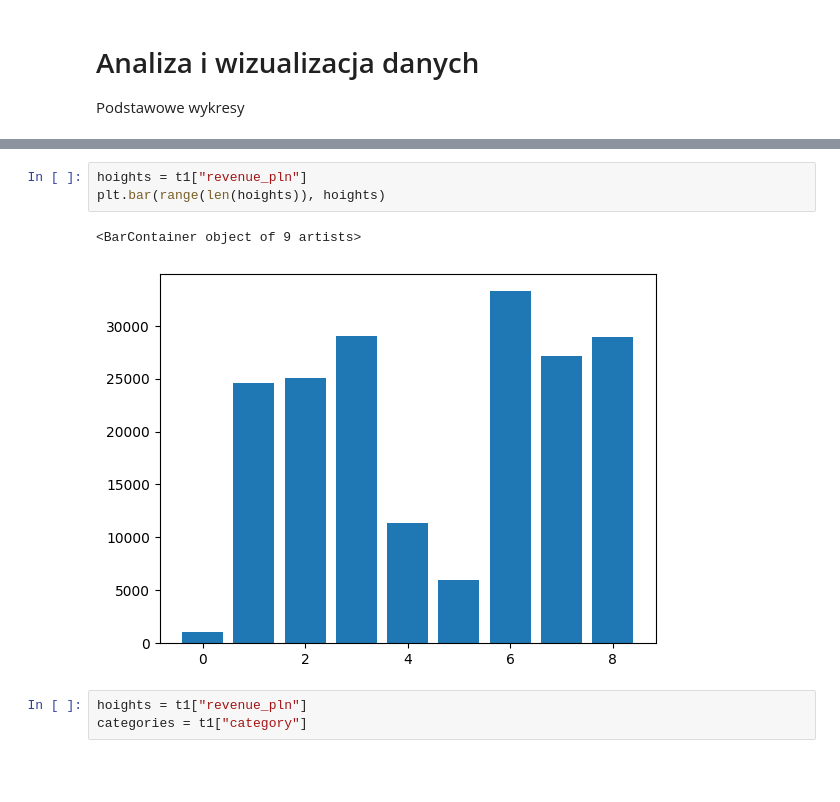
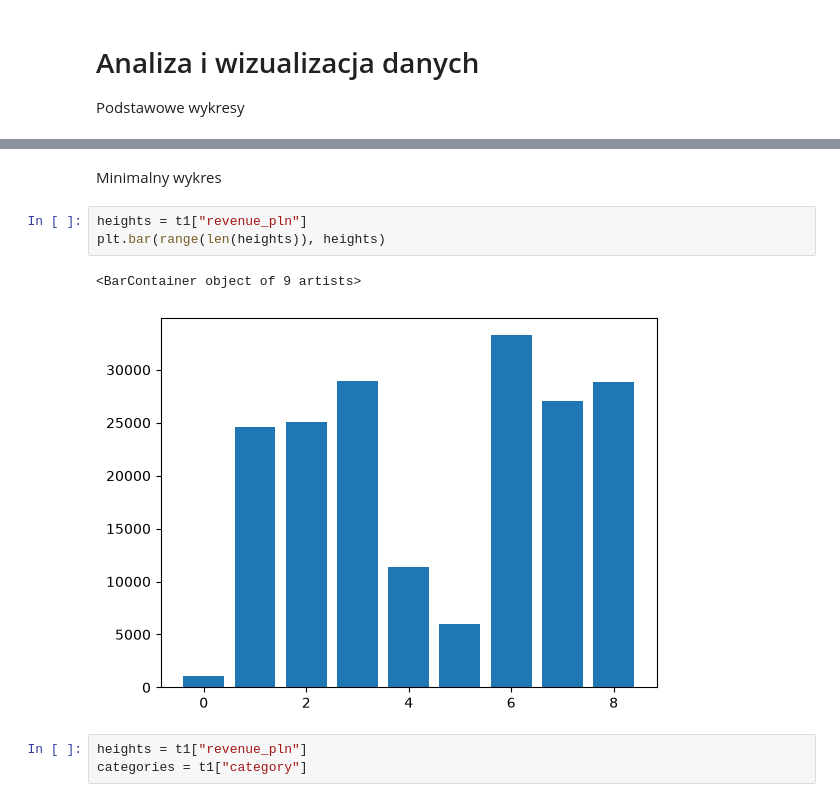
Before and after one commit to qwertyuszxc/DataVisualization, a Jupyter notebook: 01-bar.ipynb, the cells around one changed output, grey strips where cells are left out. Cells and saved outputs as stored; diff of their text form; blank space fills up the shorter version.

```diff
--- a/01-bar.ipynb
+++ b/01-bar.ipynb
@@ -123,11 +106,13 @@ t1[["revenue_loc", "revenue_tur"]].plot.barh(stacked=True)
+# %% [markdown]
+Minimalny wykres
 # %%
-hoights = t1["revenue_pln"]
-plt.bar(range(len(hoights)), hoights)
+heights = t1["revenue_pln"]
+plt.bar(range(len(heights)), heights)
 # %% [output]
 <BarContainer object of 9 artists>
-[figure, old version]
+[figure, new version]
 # %%
-hoights = t1["revenue_pln"]
+heights = t1["revenue_pln"]
 categories = t1["category"]
 # %%
 plt.figure(figsize=(8, 4))
```
Also changed, not shown: parts of 18 cells of this notebook.
